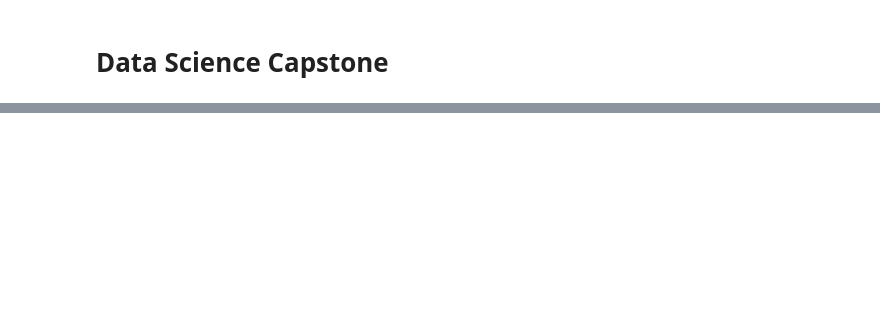
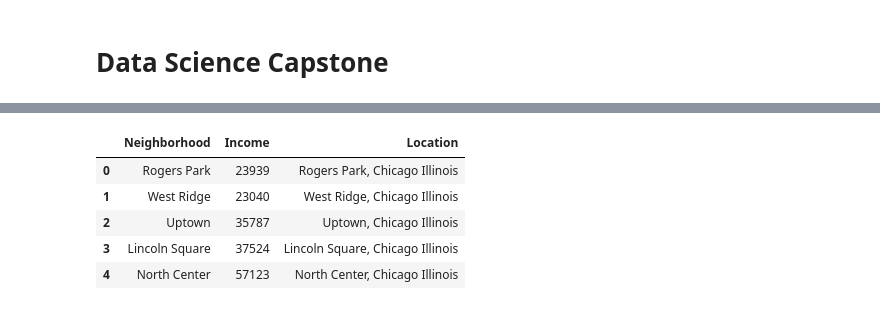
Before and after one commit to scbrown001/Coursera_Capstone, a Jupyter notebook: Data Science Capstone.ipynb, the cells around one changed output, grey strips where cells are left out. Saved outputs shown, nothing was run; the diff lists cells and outputs as text; code cells hidden in the pictures; blank space fills up the shorter version.

```diff
--- a/Data Science Capstone.ipynb
+++ b/Data Science Capstone.ipynb
@@ -188,7 +144,14 @@ for i in range(len(a)):
 # %%
 a.dropna(axis=0,inplace=True)#drop the NA row
 # %%
-a[30:]
+a.head()
+# %% [output]
+|  | Neighborhood | Income | Location |
+| 0 | Rogers Park | 23939 | Rogers Park, Chicago Illinois |
+| 1 | West Ridge | 23040 | West Ridge, Chicago Illinois |
+| 2 | Uptown | 35787 | Uptown, Chicago Illinois |
+| 3 | Lincoln Square | 37524 | Lincoln Square, Chicago Illinois |
+| 4 | North Center | 57123 | North Center, Chicago Illinois |
 # %%
 dl = {'Neighborhood': col1, '# Grocers': col2,'PCI':a['Income']}
 df_result = pd.DataFrame(data=dl)
```
Also changed, not shown: parts of 23 cells of this notebook.
